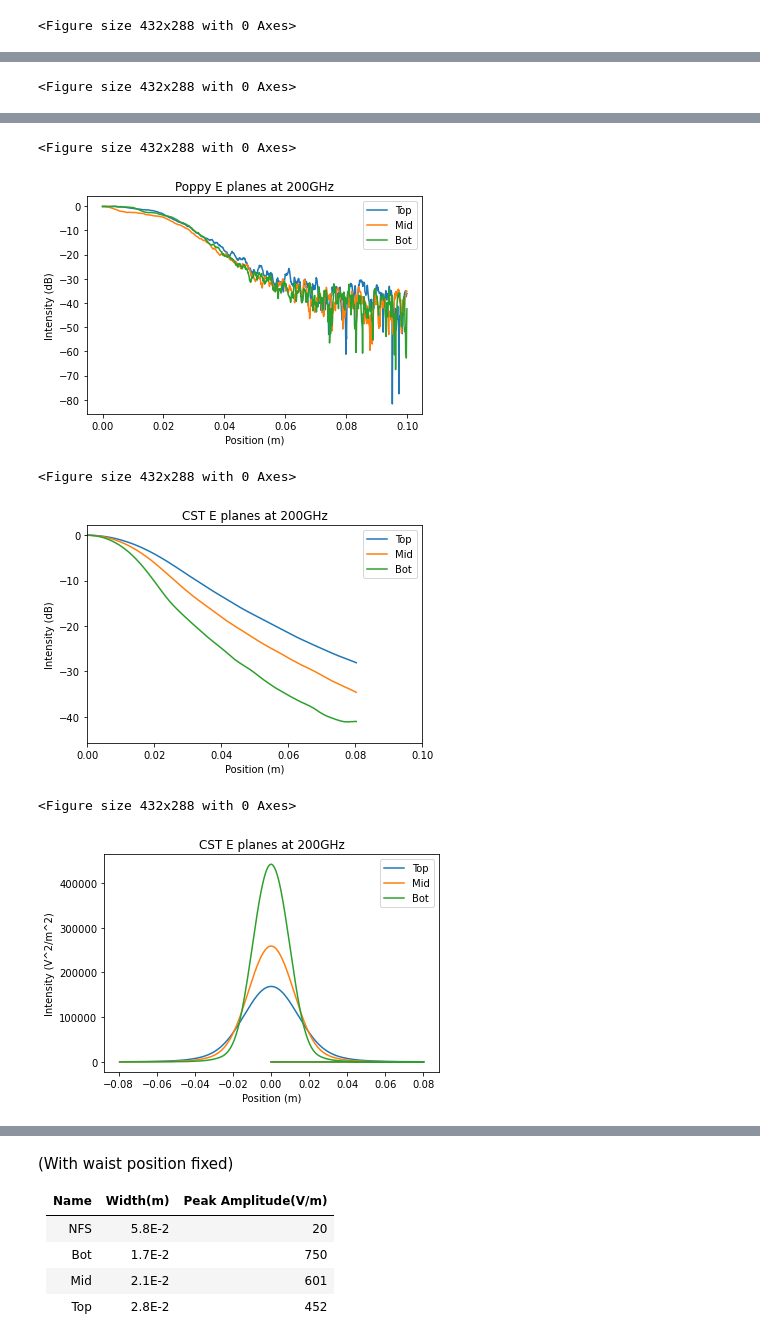
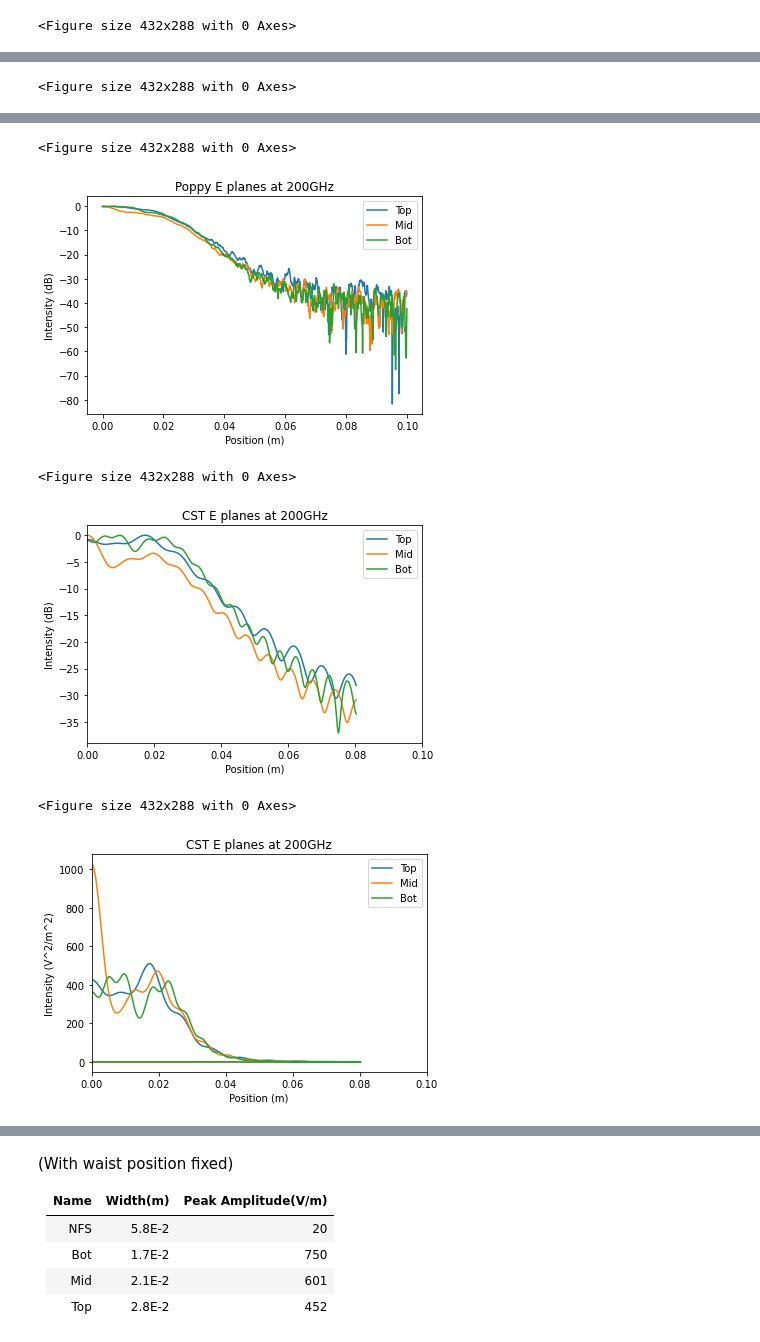
Before and after one commit to GageSiebert/EXCLAIM_Optics, a Jupyter notebook: Tertiary_Only_Comparison.ipynb, the cells around one changed output, grey strips where cells are left out. Saved outputs shown, nothing was run; the diff lists cells and outputs as text; code cells hidden in the pictures.

```diff
--- a/Tertiary_Only_Comparison.ipynb
+++ b/Tertiary_Only_Comparison.ipynb
@@ -27,8 +27,8 @@ ring = poppy.CircularAperture(radius=0.0381*u.m)
 wf *= ring # cold stop
 
 wf.propagate_fresnel(d[0]) # propogate to bot
-xpower=np.loadtxt('../EXCLAIM_Optics/EXCLAIM_Data/TO_run2.1/xbeam_bot.txt')
-xpos=np.loadtxt('../EXCLAIM_Optics/EXCLAIM_Data/TO_run2.1/xbeampos_bot.txt')
+xpower=np.loadtxt('../EXCLAIM_Optics/EXCLAIM_Data/TO_run4/xbeam_bot.txt')
+xpos=np.loadtxt('../EXCLAIM_Optics/EXCLAIM_Data/TO_run4/xbeampos_bot.txt')
 y, x = wf.coordinates()
 plt.figure(1)
 plt.title("Bot E plane at 200GHz")
@@ -46,8 +46,8 @@ plt.show()
 plt.clf()
 
 wf.propagate_fresnel(d[1]) # propogate to mid
-xpower=np.loadtxt('../EXCLAIM_Optics/EXCLAIM_Data/TO_run2.1/xbeam_mid.txt')
-xpos=np.loadtxt('../EXCLAIM_Optics/EXCLAIM_Data/TO_run2.1/xbeampos_mid.txt')
+xpower=np.loadtxt('../EXCLAIM_Optics/EXCLAIM_Data/TO_run4/xbeam_mid.txt')
+xpos=np.loadtxt('../EXCLAIM_Optics/EXCLAIM_Data/TO_run4/xbeampos_mid.txt')
 plt.figure(2)
 plt.title("Mid E plane at 200GHz")
 plt.xlabel("Position (m)")
@@ -64,8 +64,8 @@ plt.show()
 plt.clf()
 
 wf.propagate_fresnel(d[2]) # propogate to mid
-xpower=np.loadtxt('../EXCLAIM_Optics/EXCLAIM_Data/TO_run2.1/xbeam_top.txt')
-xpos=np.loadtxt('../EXCLAIM_Optics/EXCLAIM_Data/TO_run2.1/xbeampos_top.txt')
+xpower=np.loadtxt('../EXCLAIM_Optics/EXCLAIM_Data/TO_run4/xbeam_top.txt')
+xpos=np.loadtxt('../EXCLAIM_Optics/EXCLAIM_Data/TO_run4/xbeampos_top.txt')
 plt.figure(3)
 plt.title("Top E plane at 200GHz")
 plt.xlabel("Position (m)")
@@ -96,16 +96,16 @@ plt.figure(5)
 plt.title("CST E planes at 200GHz")
 plt.xlabel("Position (m)")
 plt.ylabel("Intensity (dB)")
-xpower=np.loadtxt('../EXCLAIM_Optics/EXCLAIM_Data/TO_run2.1/xbeam_top.txt')
-xpos=np.loadtxt('../EXCLAIM_Optics/EXCLAIM_Data/TO_run2.1/xbeampos_top.txt')
+xpower=np.loadtxt('../EXCLAIM_Optics/EXCLAIM_Data/TO_run4/xbeam_top.txt')
+xpos=np.loadtxt('../EXCLAIM_Optics/EXCLAIM_Data/TO_run4/xbeampos_top.txt')
 temp=np.max(10*np.log10(xpower))
 plt.plot(xpos/100,10*np.log10(xpower)-temp,label='Top')
-xpower=np.loadtxt('../EXCLAIM_Optics/EXCLAIM_Data/TO_run2.1/xbeam_mid.txt')
-xpos=np.loadtxt('../EXCLAIM_Optics/EXCLAIM_Data/TO_run2.1/xbeampos_mid.txt')
+xpower=np.loadtxt('../EXCLAIM_Optics/EXCLAIM_Data/TO_run4/xbeam_mid.txt')
+xpos=np.loadtxt('../EXCLAIM_Optics/EXCLAIM_Data/TO_run4/xbeampos_mid.txt')
 temp=np.max(10*np.log10(xpower))
 plt.plot(xpos/100,10*np.log10(xpower)-temp,label='Mid')
-xpower=np.loadtxt('../EXCLAIM_Optics/EXCLAIM_Data/TO_run2.1/xbeam_bot.txt')
-xpos=np.loadtxt('../EXCLAIM_Optics/EXCLAIM_Data/TO_run2.1/xbeampos_bot.txt')
+xpower=np.loadtxt('../EXCLAIM_Optics/EXCLAIM_Data/TO_run4/xbeam_bot.txt')
+xpos=np.loadtxt('../EXCLAIM_Optics/EXCLAIM_Data/TO_run4/xbeampos_bot.txt')
 temp=np.max(10*np.log10(xpower))
 plt.plot(xpos/100,10*np.log10(xpower)-temp,label='Bot')
 plt.legend()
@@ -118,16 +118,16 @@ plt.figure(6)
 plt.title("CST E planes at 200GHz")
 plt.xlabel("Position (m)")
 plt.ylabel("Intensity (V^2/m^2)")
-xpower=np.loadtxt('../EXCLAIM_Optics/EXCLAIM_Data/TO_run2.1/xbeam_top.txt')
-xpos=np.loadtxt('../EXCLAIM_Optics/EXCLAIM_Data/TO_run2.1/xbeampos_top.txt')
+xpower=np.loadtxt('../EXCLAIM_Optics/EXCLAIM_Data/TO_run4/xbeam_top.txt')
+xpos=np.loadtxt('../EXCLAIM_Optics/EXCLAIM_Data/TO_run4/xbeampos_top.txt')
 plt.plot(xpos/100,xpower,label='Top')
-xpower=np.loadtxt('../EXCLAIM_Optics/EXCLAIM_Data/TO_run2.1/xbeam_mid.txt')
-xpos=np.loadtxt('../EXCLAIM_Optics/EXCLAIM_Data/TO_run2.1/xbeampos_mid.txt')
+xpower=np.loadtxt('../EXCLAIM_Optics/EXCLAIM_Data/TO_run4/xbeam_mid.txt')
+xpos=np.loadtxt('../EXCLAIM_Optics/EXCLAIM_Data/TO_run4/xbeampos_mid.txt')
 plt.plot(xpos/100,xpower,label='Mid')
-xpower=np.loadtxt('../EXCLAIM_Optics/EXCLAIM_Data/TO_run2.1/xbeam_bot.txt')
-xpos=np.loadtxt('../EXCLAIM_Optics/EXCLAIM_Data/TO_run2.1/xbeampos_bot.txt')
+xpower=np.loadtxt('../EXCLAIM_Optics/EXCLAIM_Data/TO_run4/xbeam_bot.txt')
+xpos=np.loadtxt('../EXCLAIM_Optics/EXCLAIM_Data/TO_run4/xbeampos_bot.txt')
 plt.plot(xpos/100,xpower,label='Bot')
 plt.legend()
-#plt.xlim([0,0.1])
+plt.xlim([0,0.1])
 plt.show()
 # %% [output]
@@ -139,7 +139,7 @@ plt.show()
 <Figure size 432x288 with 0 Axes>
 [figure]
 <Figure size 432x288 with 0 Axes>
-[figure, old version]
+[figure, new version]
 <Figure size 432x288 with 0 Axes>
-[figure, old version]
+[figure, new version]
 # %%
```
Also changed, not shown: parts of 7 cells of this notebook, 19 other files.
